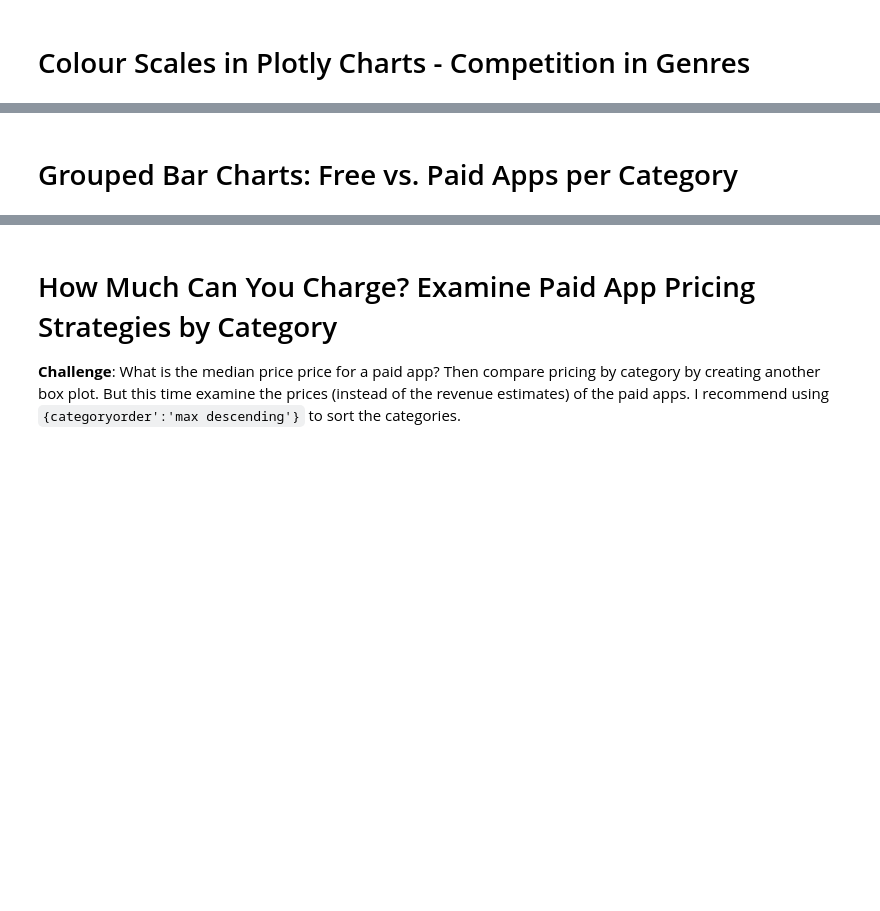
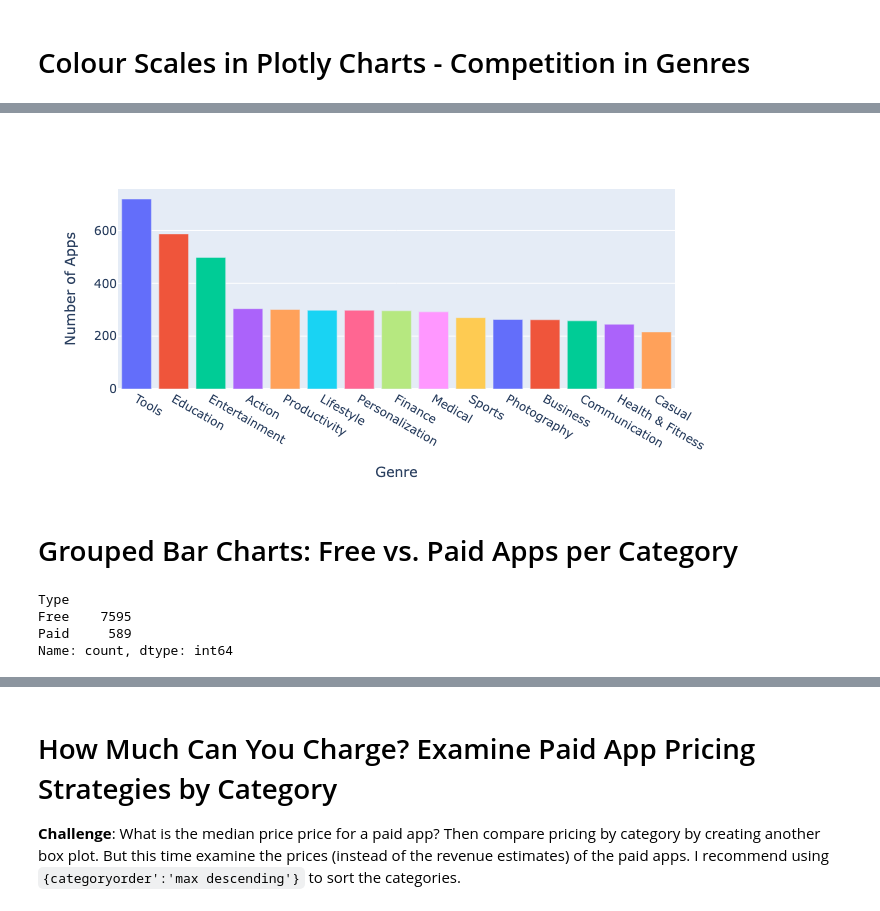
Before and after one commit to digitalenggph/Udemy-Collections, a Jupyter notebook: 100 Days of Code - The Complete Python Pro Bootcamp/day-76/Google Play Store Project (Start)/Google Play Store App Analytics (start).ipynb, the cells around one changed output, grey strips where cells are left out. Saved outputs shown, nothing was run; the diff lists cells and outputs as text; code cells hidden in the pictures; blank space fills up the shorter version.

```diff
--- a/100 Days of Code - The Complete Python Pro Bootcamp/day-76/Google Play Store Project (Start)/Google Play Store App Analytics (start).ipynb
+++ b/100 Days of Code - The Complete Python Pro Bootcamp/day-76/Google Play Store Project (Start)/Google Play Store App Analytics (start).ipynb
@@ -534,0 +529,3 @@ Number of genres: 53
+# %%
+df_apps_clean_stack = df_apps_clean.Genres.str.split(";", expand=True).stack()
+df_apps_clean_stack
@@ -534,0 +549,3 @@ Number of genres: 53
+# %%
+num_genres = df_apps_clean_stack.value_counts().sort_values(ascending=False)
+num_genres.head()
@@ -552,0 +577,3 @@ genre_bar.show()
+# %%
+named_colorscales = px.colors.named_colorscales()
+print("\n".join(wrap("".join('{:<12}'.format(c) for c in named_colorscales), 96)))
@@ -553,2 +593,28 @@ genre_bar.show()
+# %%
+genre_bar = px.bar(x=num_genres.index[:15],
+                   y=num_genres.values[:15],
+                   color=num_genres.index[:15],
+                   color_continuous_scale=named_colorscales,
+                  )
+
+# genre_bar.update_layout(xaxis_title='Genre',
+#                         yaxis_title='Number of Apps',
+#                         coloraxis_showscale=False)
+#                         # Hides the color bar for the default coloraxis
+
+genre_bar.update_layout(xaxis_title='Genre',
+yaxis_title='Number of Apps',
+coloraxis_showscale=False)
+genre_bar.update_traces(showlegend=False)
+genre_bar.show()
+# %% [output]
+[figure, added]
 # %% [markdown]
 # Grouped Bar Charts: Free vs. Paid Apps per Category
+# %%
+df_apps_clean.Type.value_counts()
+# %% [output]
+Type
+Free    7595
+Paid     589
+Name: count, dtype: int64
```
Also changed, not shown: parts of 22 cells of this notebook.
